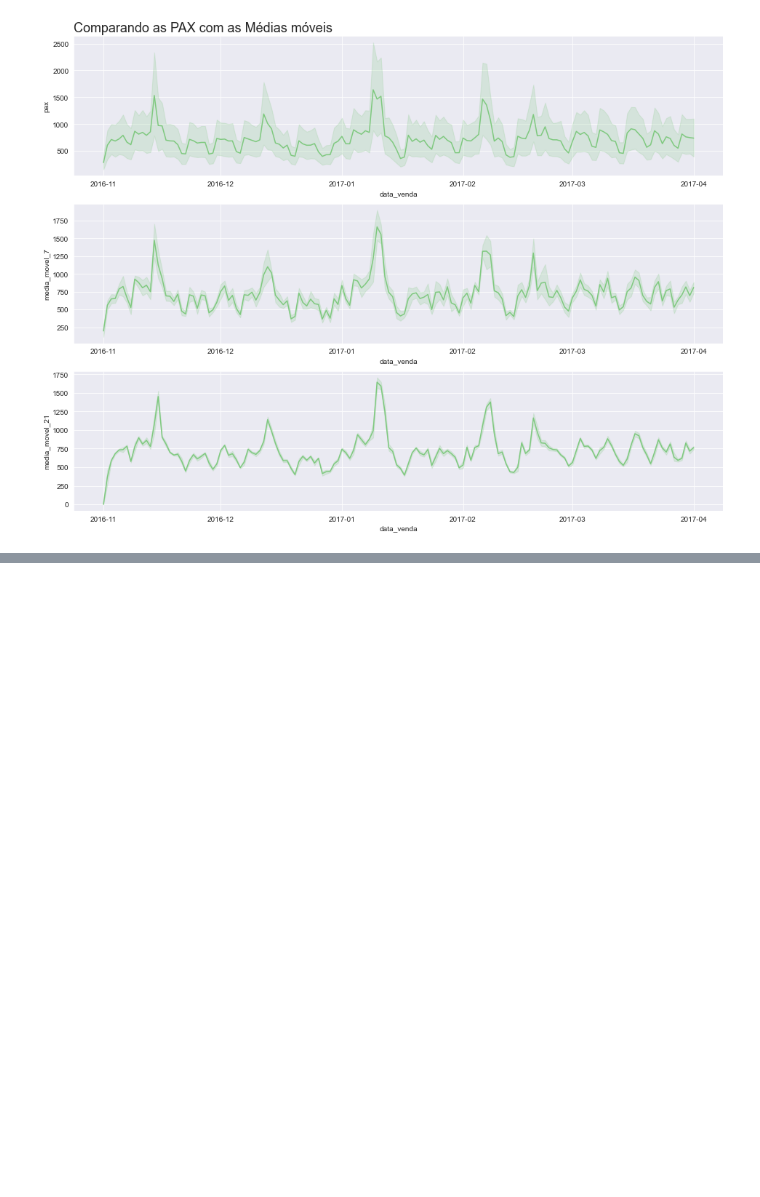
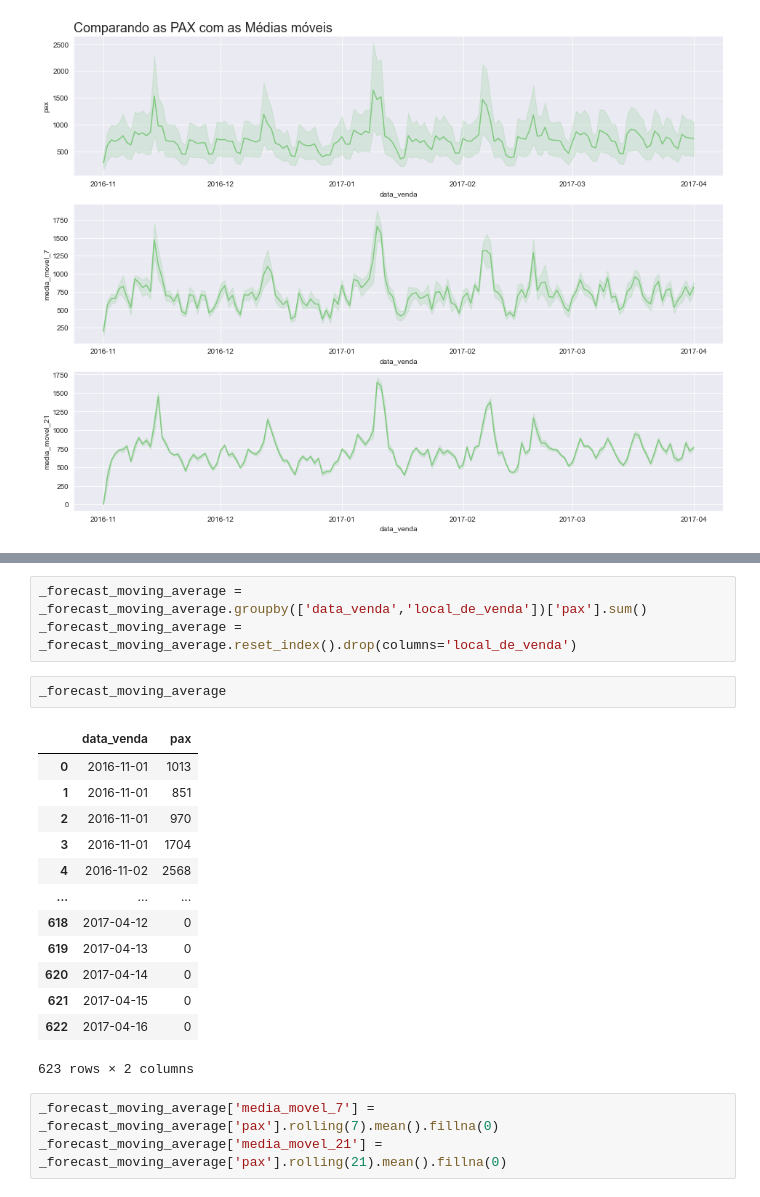
Before and after one commit to alexaugusto23/Gol_Cases, a Jupyter notebook: case01.ipynb, the cells around one changed output, grey strips where cells are left out. Cells and saved outputs as stored; diff of their text form; blank space fills up the shorter version.

```diff
--- a/case01.ipynb
+++ b/case01.ipynb
@@ -644,0 +704,22 @@ plot_comparacao(dataset=_df, x='data_venda', y1='pax', y2='media_movel_7', y3='m
+# %%
+_forecast_moving_average = _forecast_moving_average.groupby(['data_venda','local_de_venda'])['pax'].sum()
+_forecast_moving_average = _forecast_moving_average.reset_index().drop(columns='local_de_venda')
+# %%
+_forecast_moving_average
+# %% [output]
+|  | data_venda | pax |
+| 0 | 2016-11-01 | 1013 |
+| 1 | 2016-11-01 | 851 |
+| 2 | 2016-11-01 | 970 |
+| 3 | 2016-11-01 | 1704 |
+| 4 | 2016-11-02 | 2568 |
+| ... | ... | ... |
+| 618 | 2017-04-12 | 0 |
+| 619 | 2017-04-13 | 0 |
+| 620 | 2017-04-14 | 0 |
+| 621 | 2017-04-15 | 0 |
+| 622 | 2017-04-16 | 0 |
+623 rows × 2 columns
+# %%
+_forecast_moving_average['media_movel_7'] = _forecast_moving_average['pax'].rolling(7).mean().fillna(0)
+_forecast_moving_average['media_movel_21'] = _forecast_moving_average['pax'].rolling(21).mean().fillna(0)
```
Also changed, not shown: parts of 22 cells of this notebook, 1 other file.
